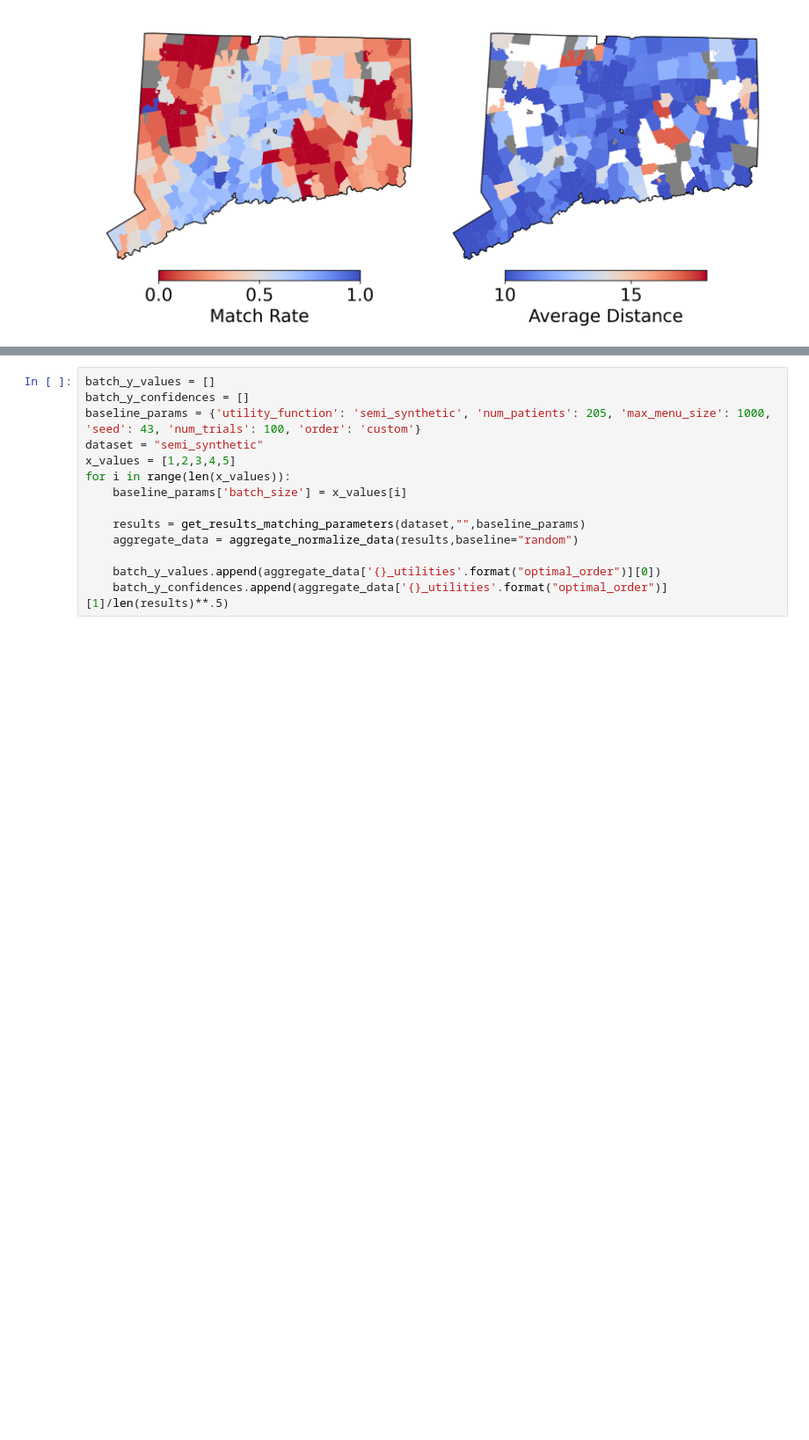
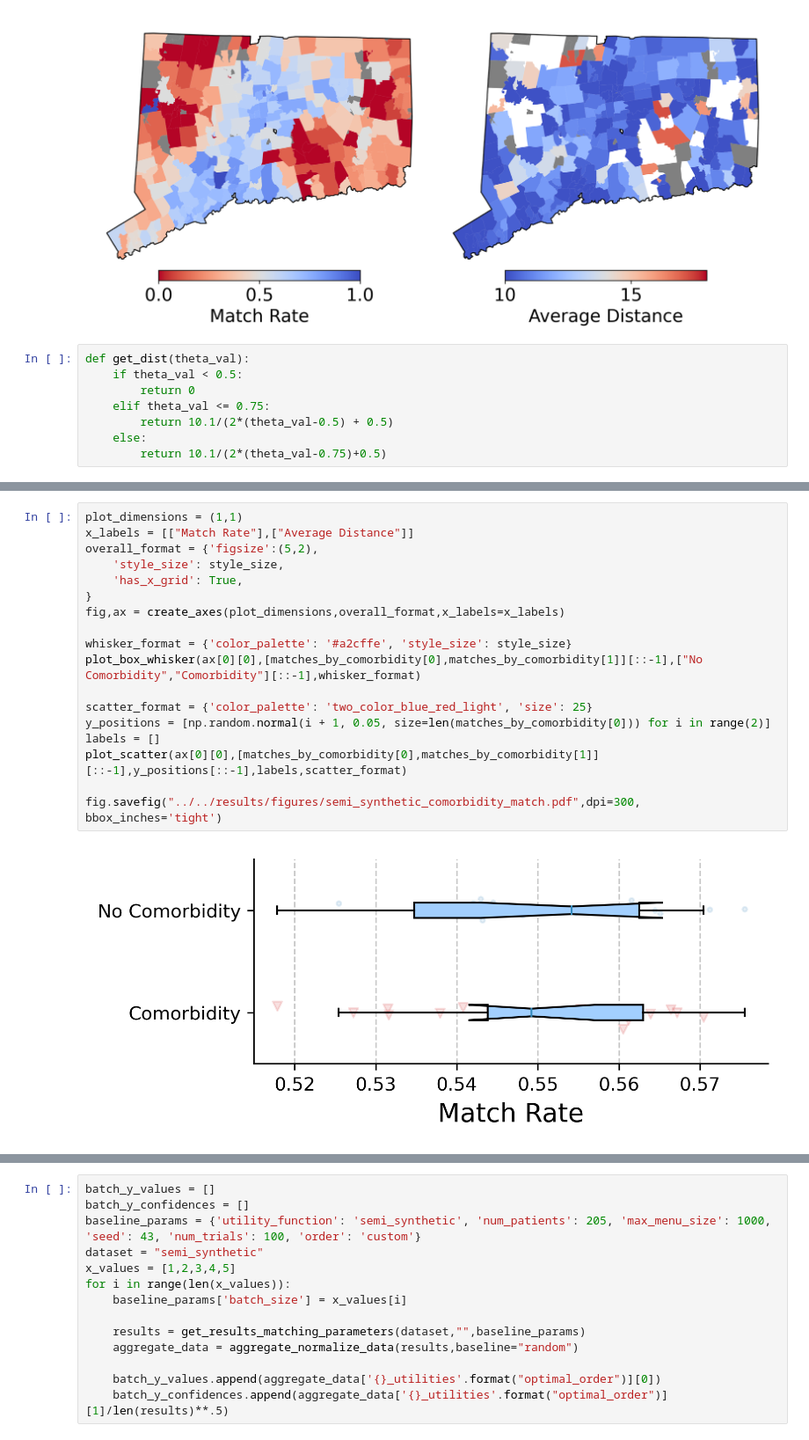
Before and after one commit to naveenr414/patient-provider, a Jupyter notebook: scripts/notebooks/Plotting.ipynb, the cells around one changed output, grey strips where cells are left out. Shown at 88% size. Cells and saved outputs as stored; diff of their text form; blank space fills up the shorter version.

```diff
--- a/scripts/notebooks/Plotting.ipynb
+++ b/scripts/notebooks/Plotting.ipynb
@@ -539,3 +539,11 @@ plt.tight_layout()
 fig.savefig("../../results/figures/ct_match_rate.pdf",dpi=300, bbox_inches='tight')
 # %% [output]
 [figure]
+# %%
+def get_dist(theta_val):
+    if theta_val < 0.5:
+        return 0
+    elif theta_val <= 0.75:
+        return 10.1/(2*(theta_val-0.5) + 0.5)
+    else:
+        return 10.1/(2*(theta_val-0.75)+0.5)
@@ -541,0 +587,20 @@ fig.savefig("../../results/figures/ct_match_rate.pdf",dpi=300, bbox_inches='tigh
+# %%
+plot_dimensions = (1,1)
+x_labels = [["Match Rate"],["Average Distance"]]
+overall_format = {'figsize':(5,2),
+    'style_size': style_size,
+    'has_x_grid': True,
+}
+fig,ax = create_axes(plot_dimensions,overall_format,x_labels=x_labels)
+
+whisker_format = {'color_palette': '#a2cffe', 'style_size': style_size}
+plot_box_whisker(ax[0][0],[matches_by_comorbidity[0],matches_by_comorbidity[1]][::-1],["No Comorbidity","Comorbidity"][::-1],whisker_format)
+
+scatter_format = {'color_palette': 'two_color_blue_red_light', 'size': 25}
+y_positions = [np.random.normal(i + 1, 0.05, size=len(matches_by_comorbidity[0])) for i in range(2)]
+labels = []
+plot_scatter(ax[0][0],[matches_by_comorbidity[0],matches_by_comorbidity[1]][::-1],y_positions[::-1],labels,scatter_format)
+
+fig.savefig("../../results/figures/semi_synthetic_comorbidity_match.pdf",dpi=300, bbox_inches='tight')
+# %% [output]
+[figure, added]
```
Also changed, not shown: parts of 2 cells of this notebook, 12 other files.
